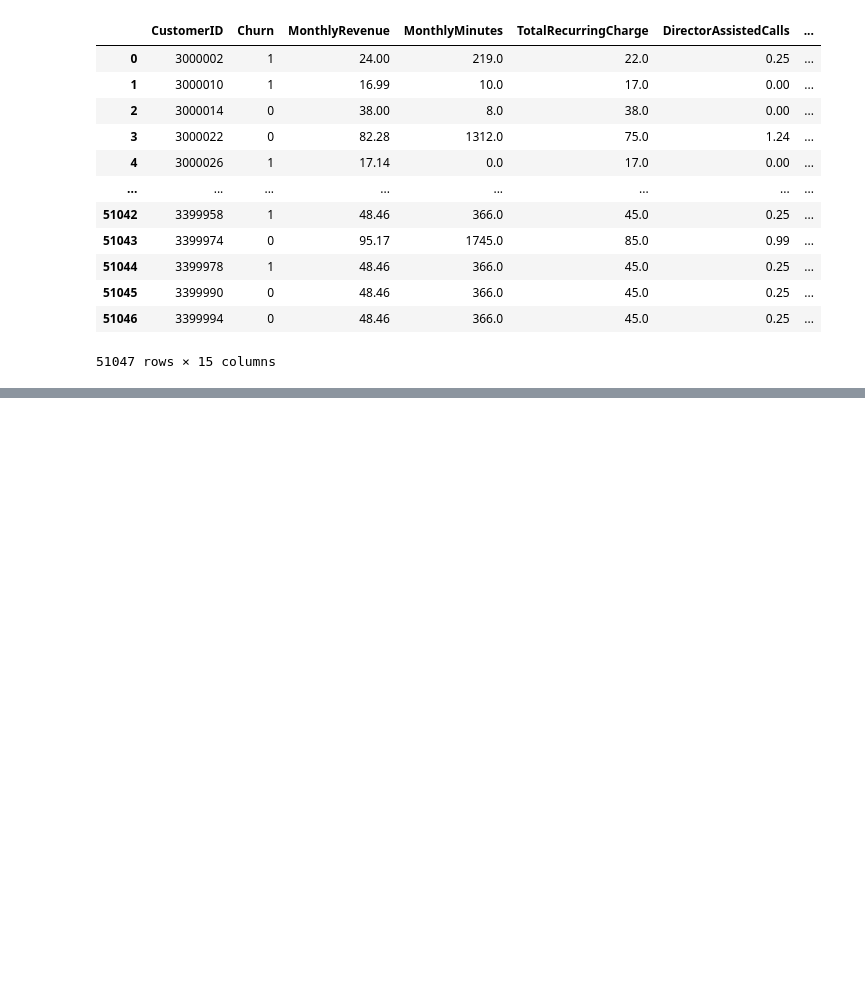
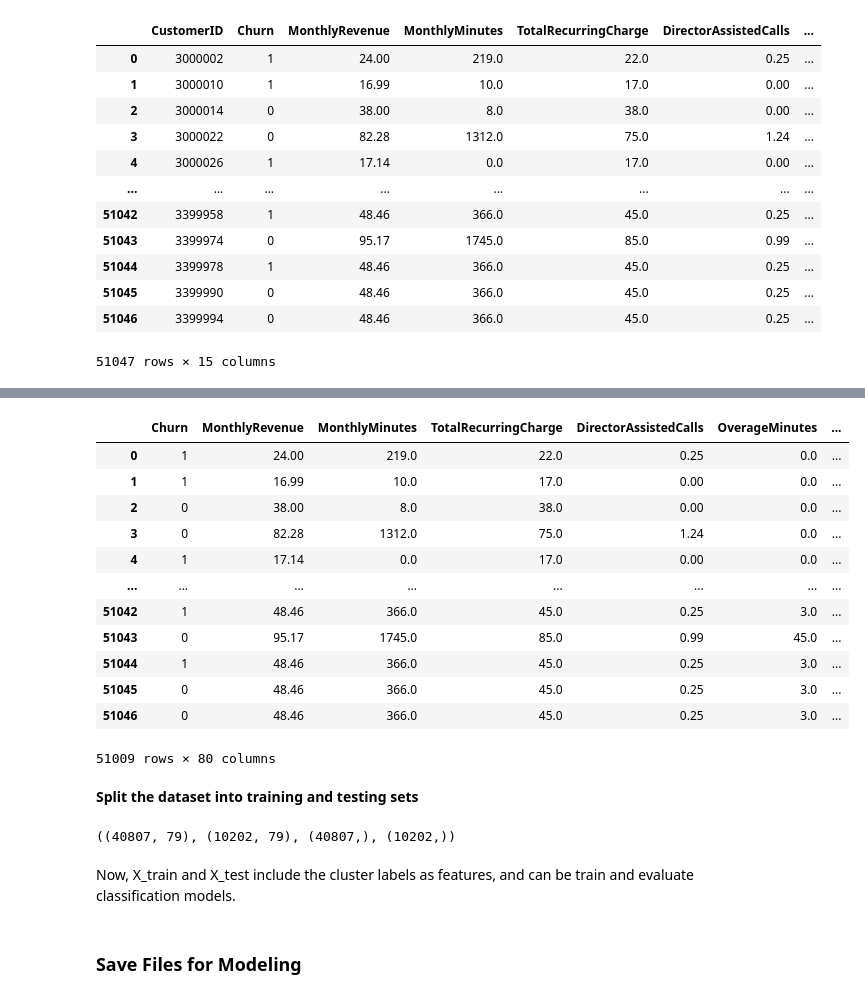
Before and after one commit to thikyi/DataScienceCapstoneThree, a Jupyter notebook: notebooks/Step3_Preprocessing.ipynb, the cells around one changed output, grey strips where cells are left out. Drawn from its saved outputs; the diff is of its cells as text; code cells hidden in the pictures; blank space fills up the shorter version.

Commit message:
update modeling files

```diff
--- a/notebooks/Step3_Preprocessing.ipynb
+++ b/notebooks/Step3_Preprocessing.ipynb
@@ -148,0 +196,24 @@ df.to_csv(filepath, index=False)
+# %%
+# Since CustomerID is removed - remove duplicate
+if 'CustomerID' in dffeature.columns:
+    dffeature.drop('CustomerID', axis=1, inplace=True)
+
+dffeature.drop_duplicates(inplace=True)
+
+dffeature
+# %% [output]
+|  | Churn | MonthlyRevenue | MonthlyMinutes | TotalRecurringCharge | DirectorAssistedCalls | OverageMinutes | ... |
+| 0 | 1 | 24.00 | 219.0 | 22.0 | 0.25 | 0.0 | ... |
+| 1 | 1 | 16.99 | 10.0 | 17.0 | 0.00 | 0.0 | ... |
+| 2 | 0 | 38.00 | 8.0 | 38.0 | 0.00 | 0.0 | ... |
+| 3 | 0 | 82.28 | 1312.0 | 75.0 | 1.24 | 0.0 | ... |
+| 4 | 1 | 17.14 | 0.0 | 17.0 | 0.00 | 0.0 | ... |
+| ... | ... | ... | ... | ... | ... | ... | ... |
+| 51042 | 1 | 48.46 | 366.0 | 45.0 | 0.25 | 3.0 | ... |
+| 51043 | 0 | 95.17 | 1745.0 | 85.0 | 0.99 | 45.0 | ... |
+| 51044 | 1 | 48.46 | 366.0 | 45.0 | 0.25 | 3.0 | ... |
+| 51045 | 0 | 48.46 | 366.0 | 45.0 | 0.25 | 3.0 | ... |
+| 51046 | 0 | 48.46 | 366.0 | 45.0 | 0.25 | 3.0 | ... |
+51009 rows × 80 columns
+# %% [markdown]
+<b>Split the dataset into training and testing sets</b>
@@ -148,0 +227,8 @@ df.to_csv(filepath, index=False)
+# %%
+(X_train.shape, X_test.shape, y_train.shape, y_test.shape)
+# %% [output]
+((40807, 79), (10202, 79), (40807,), (10202,))
+# %% [markdown]
+Now, X_train and X_test include the cluster labels as features, and  can be train and evaluate classification models.
+# %% [markdown]
+### Save Files for Modeling
```
Also changed, not shown: parts of 24 cells of this notebook.
